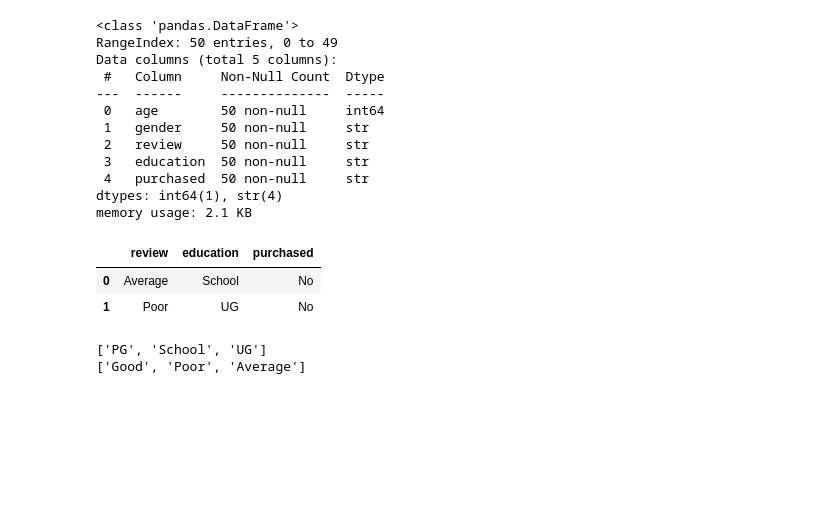
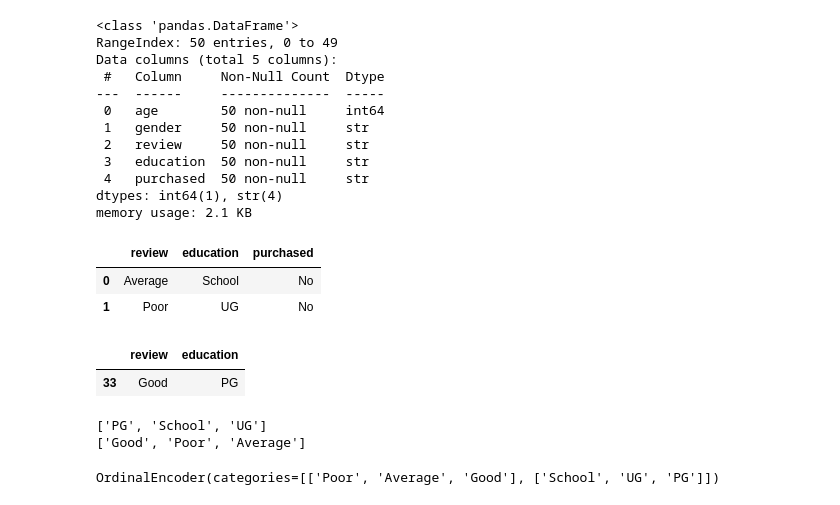
Before and after one commit to PralayeshMukherjee/Scikit_Learn, a Jupyter notebook: FeatureEngineering/EncodingCategoricalData/OrdinalAndLabelEncoding.ipynb, the cells around one changed output. Drawn from its saved outputs; the diff is of its cells as text; code cells hidden in the pictures; blank space fills up the shorter version.

```diff
--- a/FeatureEngineering/EncodingCategoricalData/OrdinalAndLabelEncoding.ipynb
+++ b/FeatureEngineering/EncodingCategoricalData/OrdinalAndLabelEncoding.ipynb
@@ -41,6 +41,11 @@ from sklearn.model_selection import train_test_split
 x_train,x_test,y_train,y_test = train_test_split(df.iloc[:,0:2],df.iloc[:,-1],test_size=0.2,random_state=0)
 # %%
 from sklearn.preprocessing import OrdinalEncoder
+# %%
+x_train.head(1)
+# %% [output]
+|  | review | education |
+| 33 | Good | PG |
 # %%
 print(list(x_train['education'].unique()))
 print(list(x_train['review'].unique()))
@@ -51,0 +57,4 @@ ordinal_encoder = OrdinalEncoder(categories=[['PG', 'School', 'UG'],['Good', 'Po
+# %%
+ordinal_encoder.fit(x_train)
+# %% [output]
+OrdinalEncoder(categories=[['Poor', 'Average', 'Good'], ['School', 'UG', 'PG']])
```
Also changed, not shown: parts of 1 cell of this notebook.
